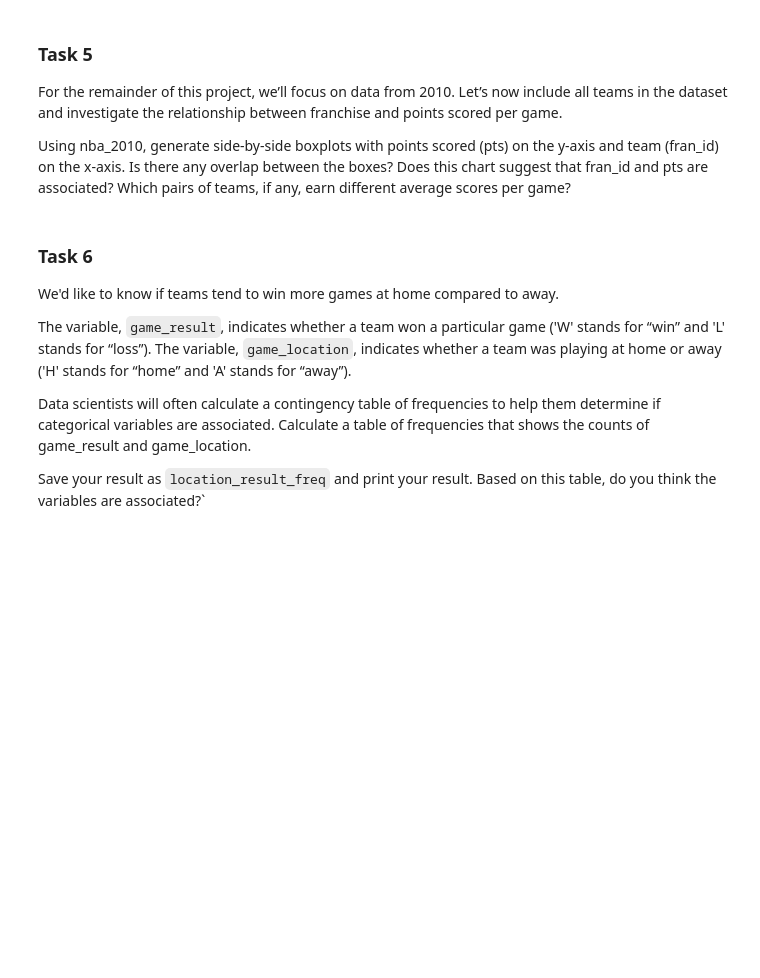
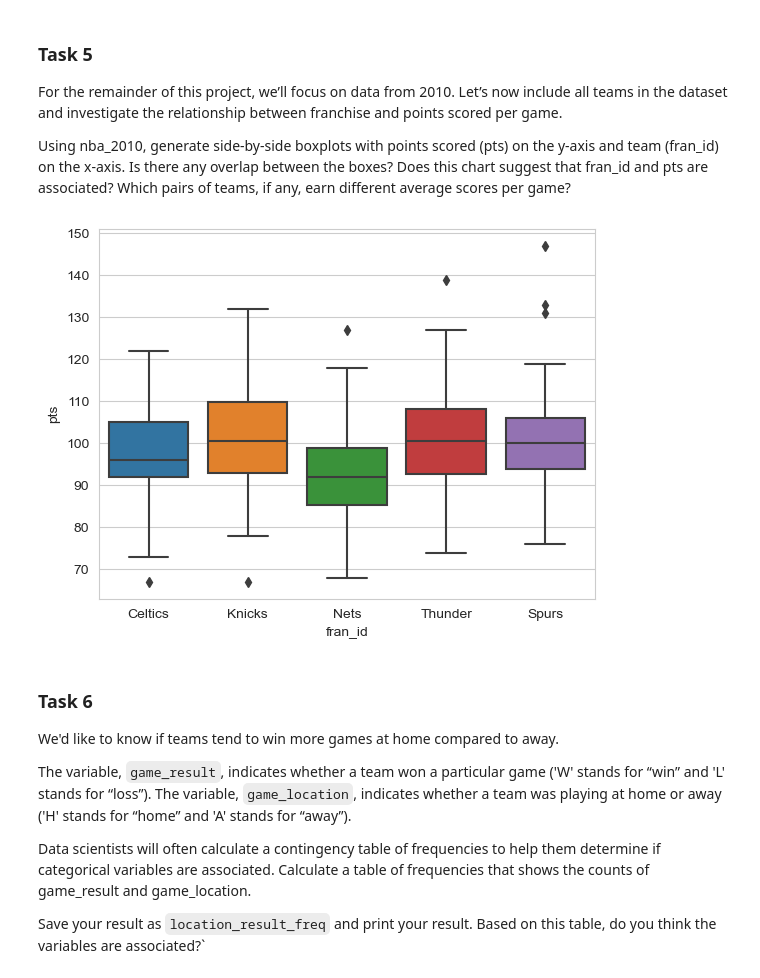
Before and after one commit to fmpberger88/NBA-Data-Analysis, a Jupyter notebook: Codecademy_NBA_Trends_Project.ipynb, the cells around one changed output. Cells and saved outputs as stored; diff of their text form; code cells hidden in the pictures; blank space fills up the shorter version.

```diff
--- a/Codecademy_NBA_Trends_Project.ipynb
+++ b/Codecademy_NBA_Trends_Project.ipynb
@@ -72,6 +115,12 @@ Now, let’s compare the 2010 games to 2014. Replicate the steps from Tasks 2 an
 For the remainder of this project, we’ll focus on data from 2010. Let’s now include all teams in the dataset and investigate the relationship between franchise and points scored per game.
 
 Using nba_2010, generate side-by-side boxplots with points scored (pts) on the y-axis and team (fran_id) on the x-axis. Is there any overlap between the boxes? Does this chart suggest that fran_id and pts are associated? Which pairs of teams, if any, earn different average scores per game?
+# %%
+sns.boxplot(data=nba_2010, x= 'fran_id', y= 'pts')
+plt.show()
+plt.close()
+# %% [output]
+[figure, added]
 # %% [markdown]
 ### Task 6
 We'd like to know if teams tend to win more games at home compared to away.
```
Also changed, not shown: parts of 12 cells of this notebook.
